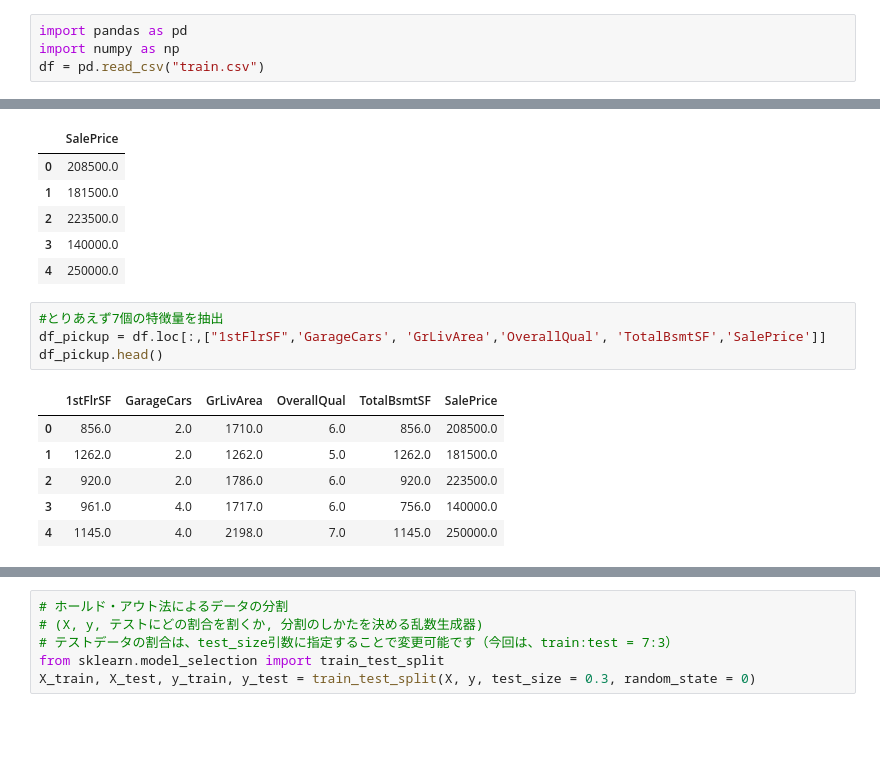
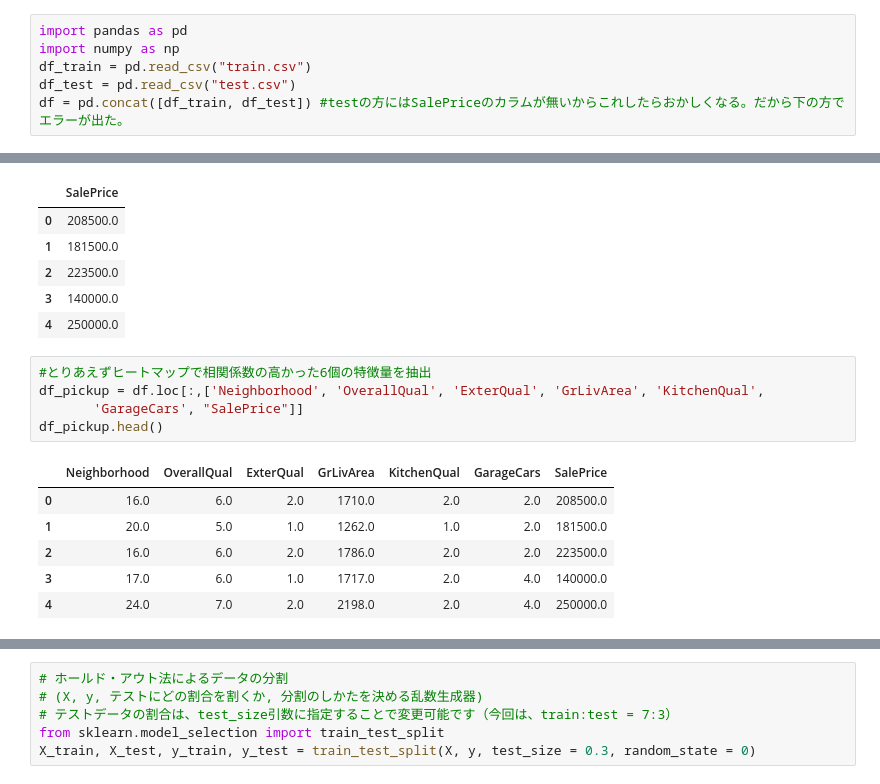
Before and after one commit to gotagod/kaggle_housing_compe, a Jupyter notebook: Housing.ipynb, the cells around one changed output, grey strips where cells are left out. Cells and saved outputs as stored; diff of their text form; blank space fills up the shorter version.

```diff
--- a/Housing.ipynb
+++ b/Housing.ipynb
@@ -1,5 +1,7 @@
 # %%
 import pandas as pd
 import numpy as np
-df = pd.read_csv("train.csv")
+df_train = pd.read_csv("train.csv")
+df_test = pd.read_csv("test.csv")
+df = pd.concat([df_train, df_test]) #testの方にはSalePriceのカラムが無いからこれしたらおかしくなる。だから下の方でエラーが出た。
 # %%
@@ -57,13 +70,14 @@ y_housing.head()
 | 3 | 140000.0 |
 | 4 | 250000.0 |
 # %%
-#とりあえず7個の特徴量を抽出
-df_pickup = df.loc[:,["1stFlrSF",'GarageCars', 'GrLivArea','OverallQual', 'TotalBsmtSF','SalePrice']]
+#とりあえずヒートマップで相関係数の高かった6個の特徴量を抽出
+df_pickup = df.loc[:,['Neighborhood', 'OverallQual', 'ExterQual', 'GrLivArea', 'KitchenQual',
+       'GarageCars', "SalePrice"]]
 df_pickup.head()
 # %% [output]
-|  | 1stFlrSF | GarageCars | GrLivArea | OverallQual | TotalBsmtSF | SalePrice |
-| 0 | 856.0 | 2.0 | 1710.0 | 6.0 | 856.0 | 208500.0 |
-| 1 | 1262.0 | 2.0 | 1262.0 | 5.0 | 1262.0 | 181500.0 |
-| 2 | 920.0 | 2.0 | 1786.0 | 6.0 | 920.0 | 223500.0 |
-| 3 | 961.0 | 4.0 | 1717.0 | 6.0 | 756.0 | 140000.0 |
-| 4 | 1145.0 | 4.0 | 2198.0 | 7.0 | 1145.0 | 250000.0 |
+|  | Neighborhood | OverallQual | ExterQual | GrLivArea | KitchenQual | GarageCars | SalePrice |
+| 0 | 16.0 | 6.0 | 2.0 | 1710.0 | 2.0 | 2.0 | 208500.0 |
+| 1 | 20.0 | 5.0 | 1.0 | 1262.0 | 1.0 | 2.0 | 181500.0 |
+| 2 | 16.0 | 6.0 | 2.0 | 1786.0 | 2.0 | 2.0 | 223500.0 |
+| 3 | 17.0 | 6.0 | 1.0 | 1717.0 | 2.0 | 4.0 | 140000.0 |
+| 4 | 24.0 | 7.0 | 2.0 | 2198.0 | 2.0 | 4.0 | 250000.0 |
```
Also changed, not shown: parts of 22 cells of this notebook, 1 other file.
